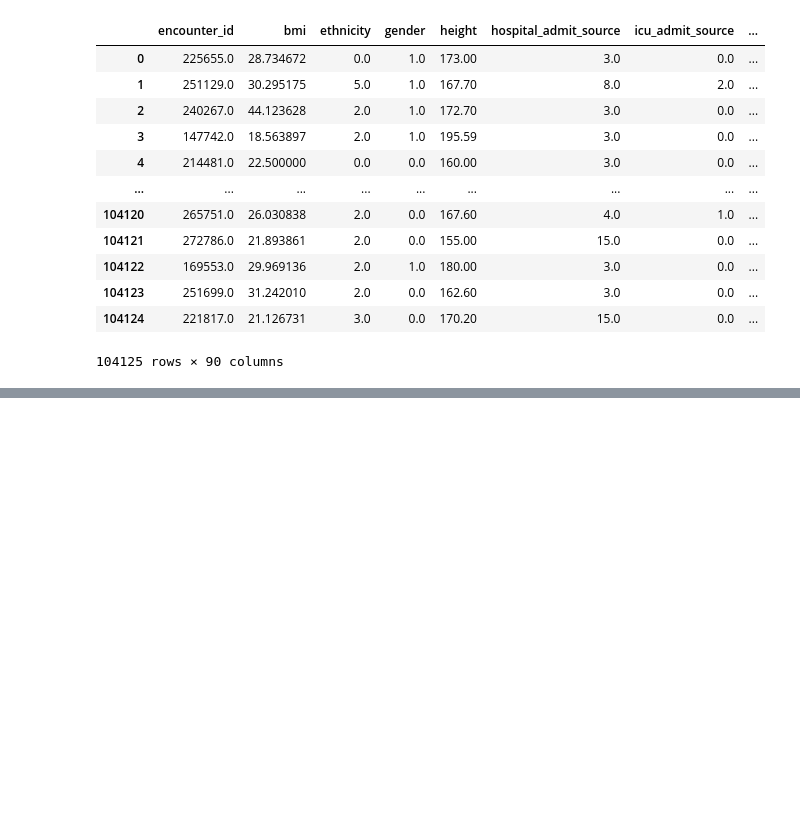
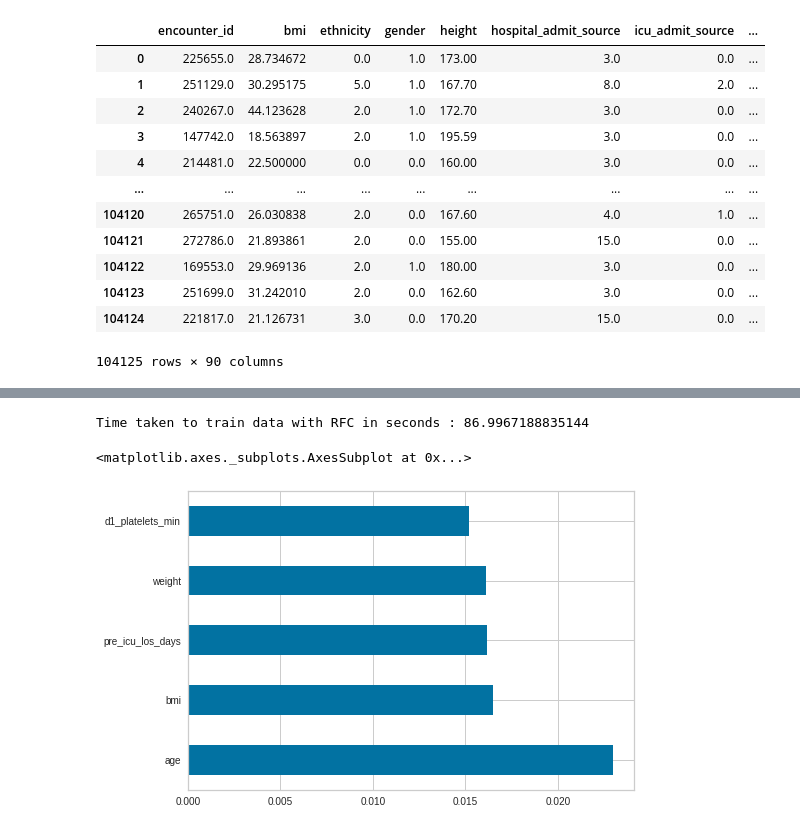
Before and after one commit to bvchand/Diabetes-detection-in-ICU-patients, a Jupyter notebook: diabetes_data_preprocessing.ipynb, the cells around one changed output, grey strips where cells are left out. Saved outputs shown, nothing was run; the diff lists cells and outputs as text; code cells hidden in the pictures; blank space fills up the shorter version.

```diff
--- a/diabetes_data_preprocessing.ipynb
+++ b/diabetes_data_preprocessing.ipynb
@@ -408,0 +535,5 @@ MICE_imputed_trainX_wo_age
+# %%
+#First standardize data
+from sklearn.preprocessing import StandardScaler
+MICE_imputed_trainX_std = StandardScaler().fit_transform(MICE_imputed_trainX)
+MICE_imputed_trainX_std
@@ -408,0 +554,15 @@ MICE_imputed_trainX_wo_age
+# %%
+RF_Cl2=RandomForestClassifier(n_estimators=100)
+start = time.time()
+RF_Cl2.fit(MICE_imputed_trainX_std,train_y) #training
+end = time.time()
+print("Time taken to train data with RFC in seconds :",end-start)
+# %% [output]
+Time taken to train data with RFC in seconds : 86.9967188835144
+# %%
+(pd.Series(RF_Cl2.feature_importances_, index=MICE_imputed_trainX.columns)
+   .nlargest(5)
+   .plot(kind='barh'))
+# %% [output]
+<matplotlib.axes._subplots.AxesSubplot at 0x...>
+[figure, added]
```
Also changed, not shown: parts of 14 cells of this notebook.
